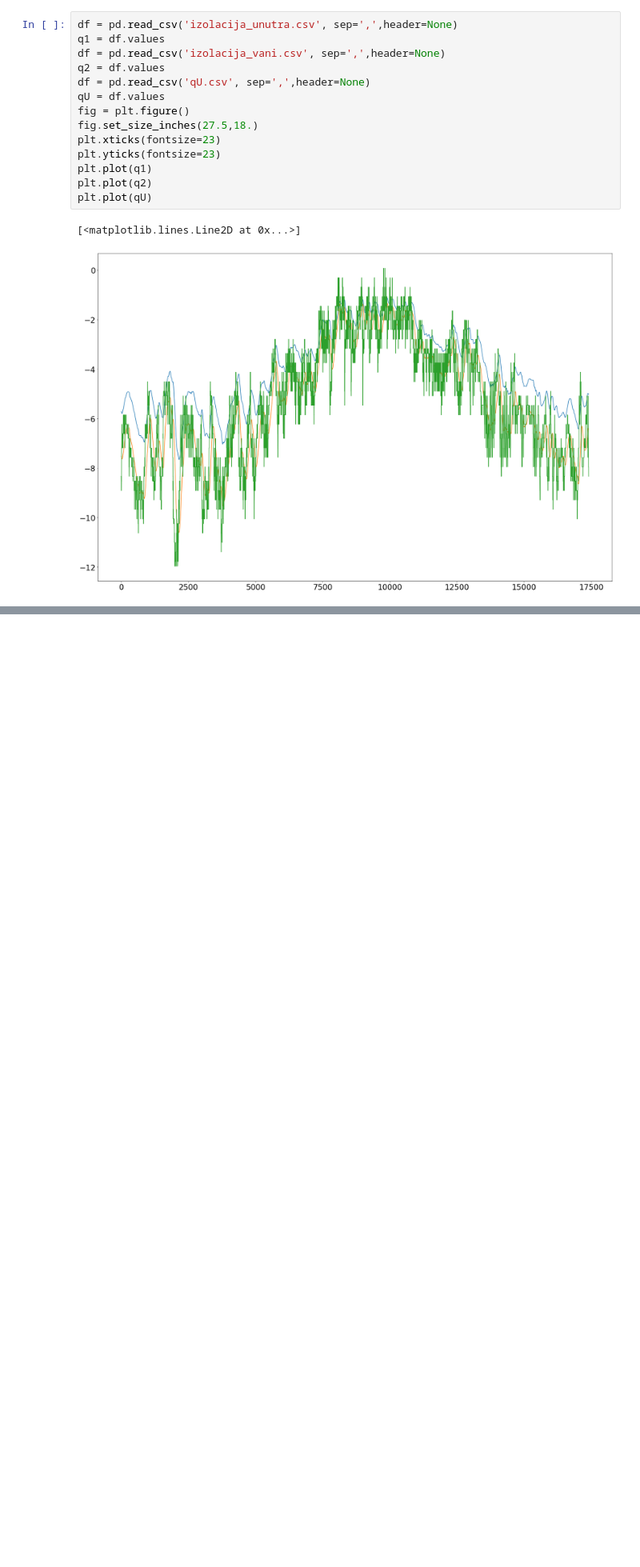
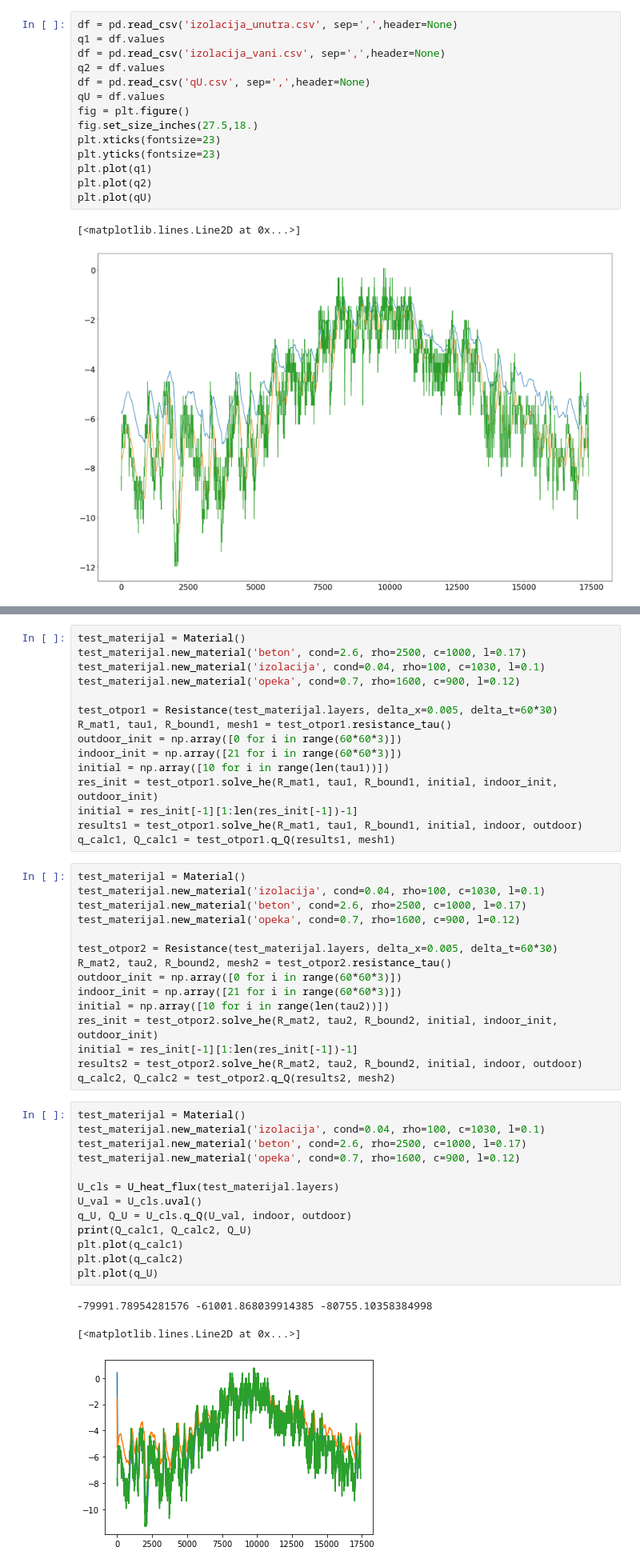
Before and after one commit to sanjin94/HTool-dev, a Jupyter notebook: initial_notebook/heat_transfer_pilot.ipynb, the cells around one changed output, grey strips where cells are left out. Shown at 80% size. Cells and saved outputs as stored; diff of their text form; blank space fills up the shorter version.

```diff
--- a/initial_notebook/heat_transfer_pilot.ipynb
+++ b/initial_notebook/heat_transfer_pilot.ipynb
@@ -844,0 +858,47 @@ plt.plot(qU)
+# %%
+test_materijal = Material()
+test_materijal.new_material('beton', cond=2.6, rho=2500, c=1000, l=0.17)
+test_materijal.new_material('izolacija', cond=0.04, rho=100, c=1030, l=0.1)
+test_materijal.new_material('opeka', cond=0.7, rho=1600, c=900, l=0.12)
+
+test_otpor1 = Resistance(test_materijal.layers, delta_x=0.005, delta_t=60*30)
+R_mat1, tau1, R_bound1, mesh1 = test_otpor1.resistance_tau()
+outdoor_init = np.array([0 for i in range(60*60*3)])
+indoor_init = np.array([21 for i in range(60*60*3)])
+initial = np.array([10 for i in range(len(tau1))])
+res_init = test_otpor1.solve_he(R_mat1, tau1, R_bound1, initial, indoor_init, outdoor_init)
+initial = res_init[-1][1:len(res_init[-1])-1]
+results1 = test_otpor1.solve_he(R_mat1, tau1, R_bound1, initial, indoor, outdoor)
+q_calc1, Q_calc1 = test_otpor1.q_Q(results1, mesh1)
+# %%
+test_materijal = Material()
+test_materijal.new_material('izolacija', cond=0.04, rho=100, c=1030, l=0.1)
+test_materijal.new_material('beton', cond=2.6, rho=2500, c=1000, l=0.17)
+test_materijal.new_material('opeka', cond=0.7, rho=1600, c=900, l=0.12)
+
+test_otpor2 = Resistance(test_materijal.layers, delta_x=0.005, delta_t=60*30)
+R_mat2, tau2, R_bound2, mesh2 = test_otpor2.resistance_tau()
+outdoor_init = np.array([0 for i in range(60*60*3)])
+indoor_init = np.array([21 for i in range(60*60*3)])
+initial = np.array([10 for i in range(len(tau2))])
+res_init = test_otpor2.solve_he(R_mat2, tau2, R_bound2, initial, indoor_init, outdoor_init)
+initial = res_init[-1][1:len(res_init[-1])-1]
+results2 = test_otpor2.solve_he(R_mat2, tau2, R_bound2, initial, indoor, outdoor)
+q_calc2, Q_calc2 = test_otpor2.q_Q(results2, mesh2)
+# %%
+test_materijal = Material()
+test_materijal.new_material('izolacija', cond=0.04, rho=100, c=1030, l=0.1)
+test_materijal.new_material('beton', cond=2.6, rho=2500, c=1000, l=0.17)
+test_materijal.new_material('opeka', cond=0.7, rho=1600, c=900, l=0.12)
+
+U_cls = U_heat_flux(test_materijal.layers)
+U_val = U_cls.uval()
+q_U, Q_U = U_cls.q_Q(U_val, indoor, outdoor)
+print(Q_calc1, Q_calc2, Q_U)
+plt.plot(q_calc1)
+plt.plot(q_calc2)
+plt.plot(q_U)
+# %% [output]
+-79991.78954281576 -61001.868039914385 -80755.10358384998
+[<matplotlib.lines.Line2D at 0x...>]
+[figure, added]
```
Also changed, not shown: parts of 12 cells of this notebook, 6 other files.
